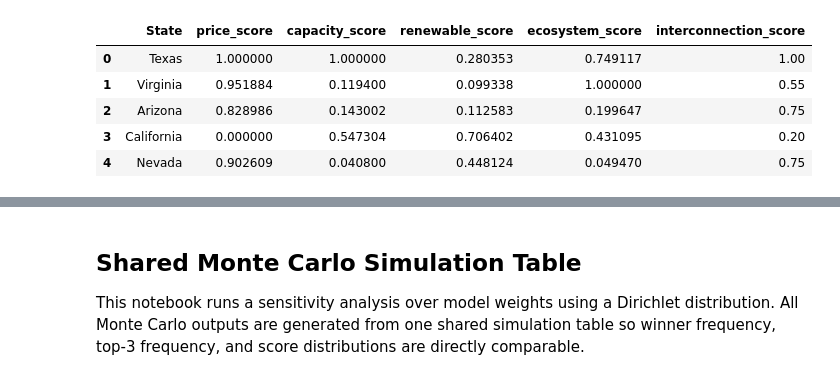
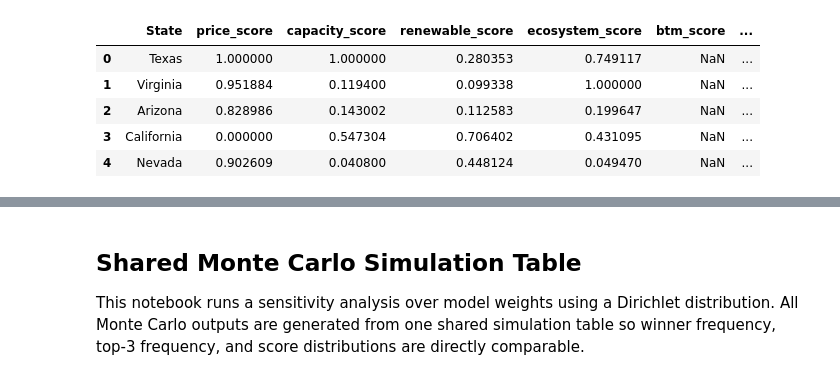
Before and after one commit to finnrcase/ai-infrastructure-economics, a Jupyter notebook: notebooks/04_monte_carlo.ipynb, the cells around one changed output, grey strips where cells are left out. Drawn from its saved outputs; the diff is of its cells as text; code cells hidden in the pictures.

Commit message:
Clean notebook structure and document data sources

```diff
--- a/notebooks/04_monte_carlo.ipynb
+++ b/notebooks/04_monte_carlo.ipynb
@@ -18,5 +21,4 @@ states.head()
 # %%
-# Price score: lower electricity price is better
 states["price_score"] = (
     states["Electricity_Price_cents_per_kWh"].max()
     - states["Electricity_Price_cents_per_kWh"]
@@ -25,7 +27,6 @@ states["price_score"] = (
     - states["Electricity_Price_cents_per_kWh"].min()
 )
 
-# Capacity score: higher installed generation capacity is better
 states["capacity_score"] = (
     states["Grid_Capacity_MW"]
     - states["Grid_Capacity_MW"].min()
@@ -34,7 +35,6 @@ states["capacity_score"] = (
     - states["Grid_Capacity_MW"].min()
 )
 
-# Renewable score: higher renewable share is better
 states["renewable_score"] = (
     states["Renewable_Share_Percent"]
     - states["Renewable_Share_Percent"].min()
@@ -43,51 +43,72 @@ states["renewable_score"] = (
     - states["Renewable_Share_Percent"].min()
 )
 
-# Existing data center ecosystem score
 data_center_counts = {
     "Virginia": 609,
     "Texas": 467,
     "California": 287,
     "Georgia": 219,
     "Ohio": 210,
     "Arizona": 156,
     "Washington": 103,
     "North Carolina": 93,
     "Oregon": 125,
     "Nevada": 71,
     "Utah": 43,
     "Pennsylvania": 131,
     "Illinois": 228,
     "Indiana": 122,
-    "Tennessee": 61
+    "Tennessee": 61,
 }
 
 states["data_center_count"] = states["State"].map(data_center_counts)
-
 states["ecosystem_score"] = (
     states["data_center_count"] - states["data_center_count"].min()
 ) / (
     states["data_center_count"].max()
     - states["data_center_count"].min()
 )
 
-# Interconnection score is already 0-1
+if (
+    "Behind_The_Meter_Potential_Score" in states.columns
+    and states["Behind_The_Meter_Potential_Score"].notna().any()
+):
+    states["btm_score"] = (
+        states["Behind_The_Meter_Potential_Score"]
+        - states["Behind_The_Meter_Potential_Score"].min()
+    ) / (
+        states["Behind_The_Meter_Potential_Score"].max()
+        - states["Behind_The_Meter_Potential_Score"].min()
+    )
+else:
+    states["btm_score"] = np.nan
+
 states["interconnection_score"] = states["Interconnection_Friction_Score"]
 
-states[
-    [
-        "State",
-        "price_score",
-        "capacity_score",
-        "renewable_score",
-        "ecosystem_score",
-        "interconnection_score"
-    ]
-].head()
+states["competitiveness_score"] = (
+    0.25 * states["price_score"]
+    + 0.25 * states["capacity_score"]
+    + 0.20 * states["renewable_score"]
+    + 0.20 * states["ecosystem_score"]
+    + 0.10 * states["interconnection_score"]
+)
+
+score_preview_columns = [
+    "State",
+    "price_score",
+    "capacity_score",
+    "renewable_score",
+    "ecosystem_score",
+    "btm_score",
+    "interconnection_score",
+    "competitiveness_score",
+]
+
+states[score_preview_columns].head()
 # %% [output]
-|  | State | price_score | capacity_score | renewable_score | ecosystem_score | interconnection_score |
-| 0 | Texas | 1.000000 | 1.000000 | 0.280353 | 0.749117 | 1.00 |
-| 1 | Virginia | 0.951884 | 0.119400 | 0.099338 | 1.000000 | 0.55 |
-| 2 | Arizona | 0.828986 | 0.143002 | 0.112583 | 0.199647 | 0.75 |
-| 3 | California | 0.000000 | 0.547304 | 0.706402 | 0.431095 | 0.20 |
-| 4 | Nevada | 0.902609 | 0.040800 | 0.448124 | 0.049470 | 0.75 |
+|  | State | price_score | capacity_score | renewable_score | ecosystem_score | btm_score | ... |
+| 0 | Texas | 1.000000 | 1.000000 | 0.280353 | 0.749117 | NaN | ... |
+| 1 | Virginia | 0.951884 | 0.119400 | 0.099338 | 1.000000 | NaN | ... |
+| 2 | Arizona | 0.828986 | 0.143002 | 0.112583 | 0.199647 | NaN | ... |
+| 3 | California | 0.000000 | 0.547304 | 0.706402 | 0.431095 | NaN | ... |
+| 4 | Nevada | 0.902609 | 0.040800 | 0.448124 | 0.049470 | NaN | ... |
```
Also changed, not shown: parts of 23 cells of this notebook, 5 other files.
